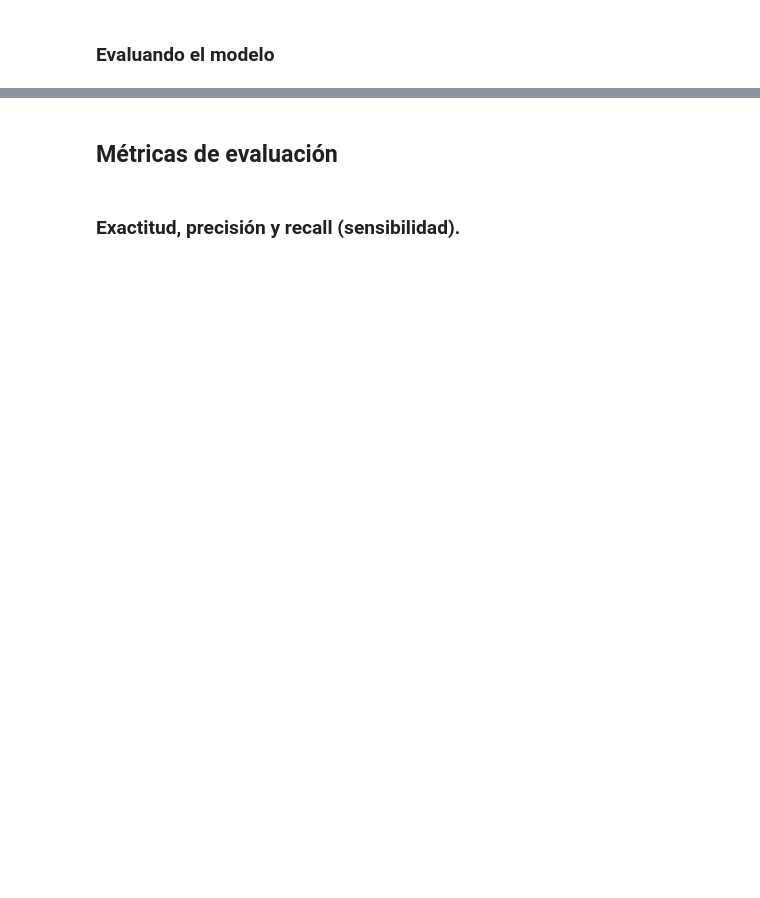
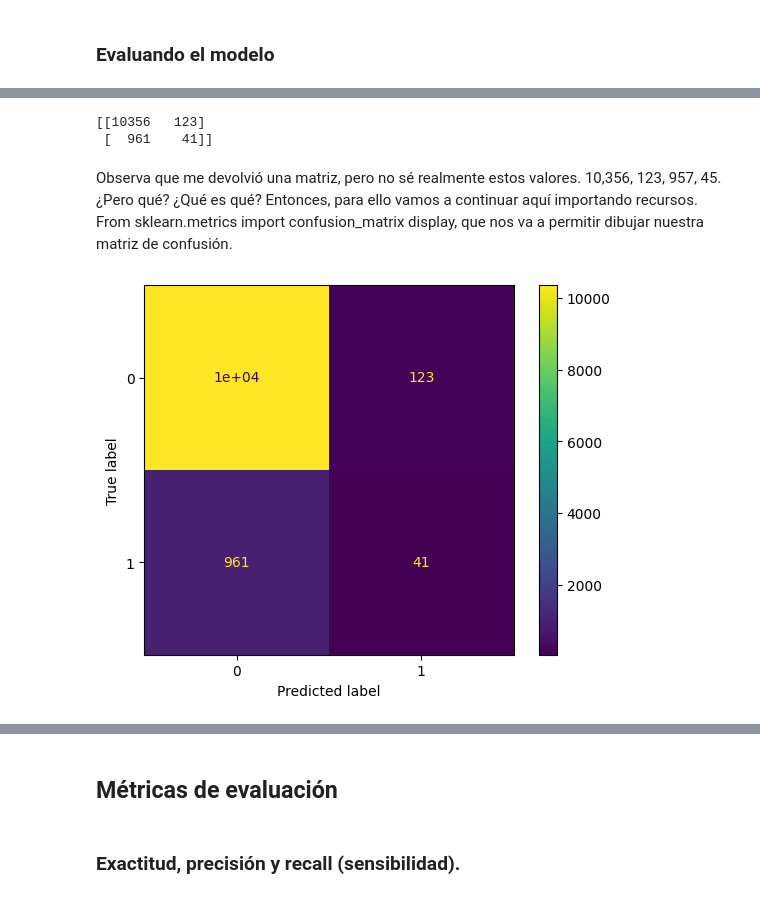
Before and after one commit to Deinbi/Machine__Learning_Alura, a Jupyter notebook: Clasificacion_validacion_y_metricas.ipynb, the cells around one changed output, grey strips where cells are left out. Cells and saved outputs as stored; diff of their text form; code cells hidden in the pictures; blank space fills up the shorter version.

```diff
--- a/Clasificacion_validacion_y_metricas.ipynb
+++ b/Clasificacion_validacion_y_metricas.ipynb
@@ -109,0 +163,5 @@ La exactitud del modelo con el conjunto de validación es de: 0.8466161484191272
+# %%
+modelo = DecisionTreeClassifier(max_depth=10)
+modelo.fit(X_train,y_train)
+print(f'La exactitud del modelo con el conjunto de entrenamiento es de: {modelo.score(X_train,y_train)}')
+print(f'La exactitud del modelo con el conjunto de validación es de: {modelo.score(X_val,y_val)}')
@@ -111,0 +207,9 @@ La exactitud del modelo con el conjunto de validación es de: 0.8466161484191272
+# %%
+y_previsto = modelo.predict(X_val)
+matriz_confusion = confusion_matrix(y_val,y_previsto)
+print(matriz_confusion)
+# %% [output]
+[[10356   123]
+ [  961    41]]
+# %% [markdown]
+Observa que me devolvió una matriz, pero no sé realmente estos valores. 10,356, 123, 957, 45. ¿Pero qué? ¿Qué es qué? Entonces, para ello vamos a continuar aquí importando recursos. From sklearn.metrics import confusion_matrix display, que nos va a permitir dibujar nuestra matriz de confusión.
@@ -111,0 +218,5 @@ La exactitud del modelo con el conjunto de validación es de: 0.8466161484191272
+# %%
+visualizacion = ConfusionMatrixDisplay(confusion_matrix = matriz_confusion)
+visualizacion.plot();
+# %% [output]
+[figure, added]
```
Also changed, not shown: parts of 16 cells of this notebook.
